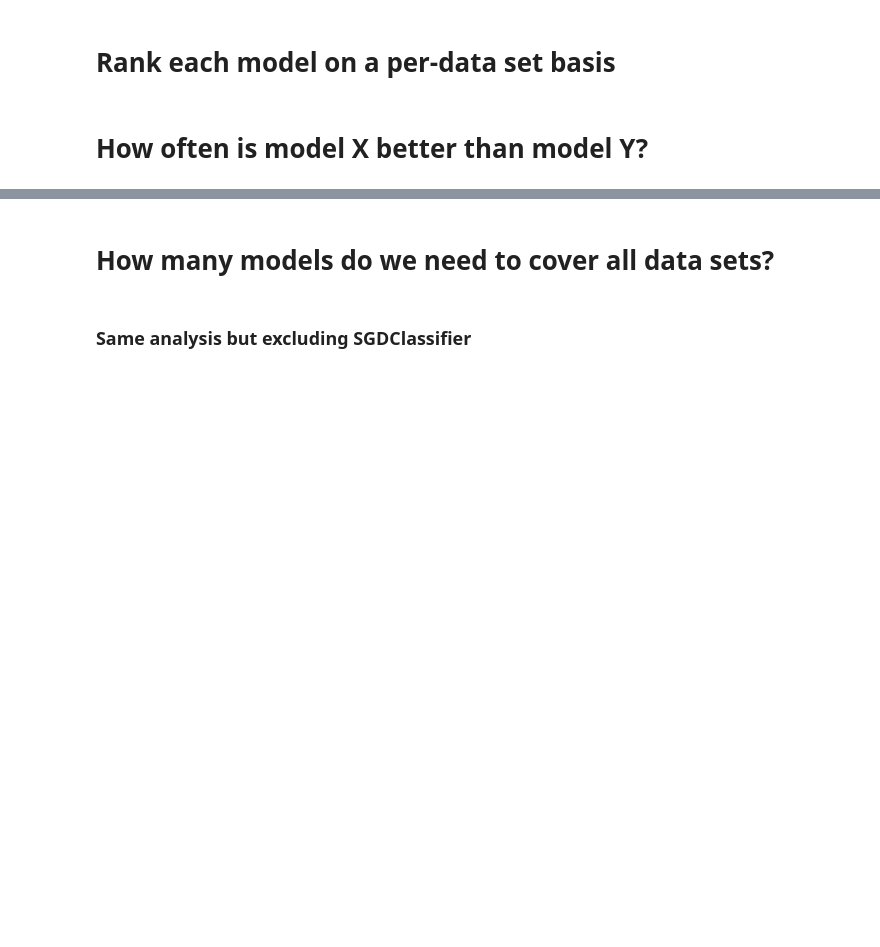
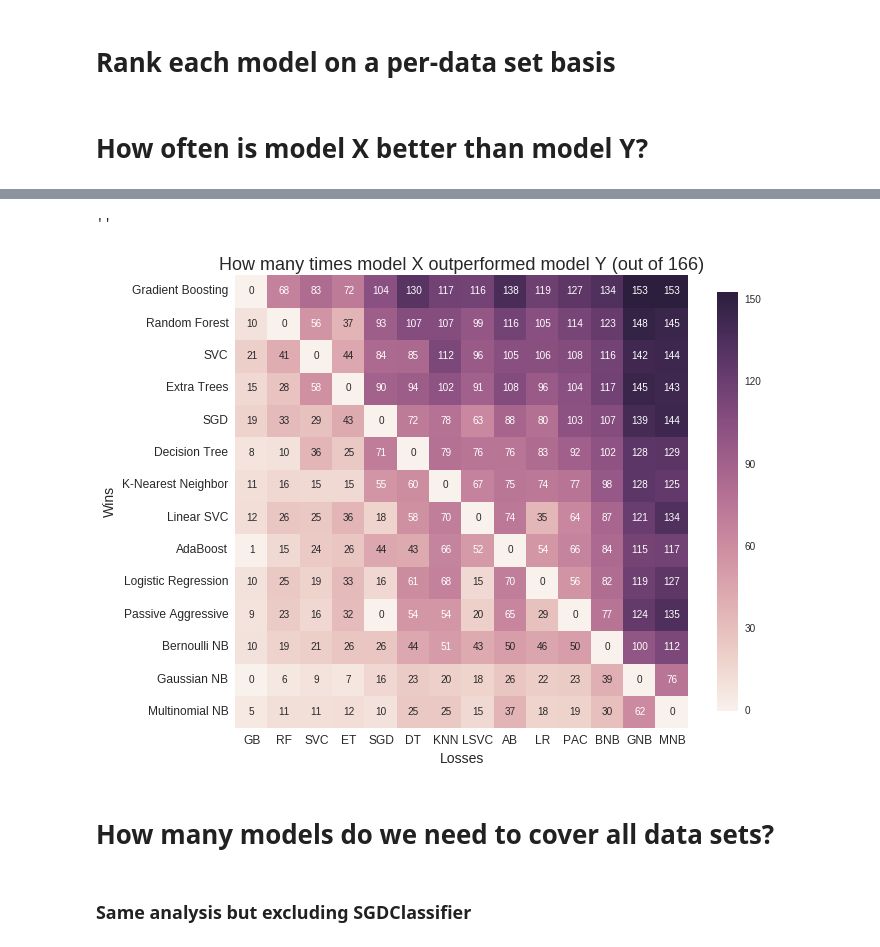
Before and after one commit to rhiever/sklearn-benchmarks, a Jupyter notebook: notebooks/analyze-sklearn-benchmark.ipynb, the cells around one changed output, grey strips where cells are left out. Drawn from its saved outputs; the diff is of its cells as text; code cells hidden in the pictures; blank space fills up the shorter version.

```diff
--- a/notebooks/analyze-sklearn-benchmark.ipynb
+++ b/notebooks/analyze-sklearn-benchmark.ipynb
@@ -3,7 +3,7 @@
 # %%
 import pandas as pd
 
-data = pd.read_csv('sklearn-benchmark4-data.tsv.gz', sep='\t', names=['dataset',
+data = pd.read_csv('sklearn-benchmark5-data-edited.tsv.gz', sep='\t', names=['dataset',
                                                                      'classifier',
                                                                      'parameters',
                                                                      'accuracy',
@@ -133,15 +148,15 @@ for model in sorted(model_average_ranks, key=model_average_ranks.get, reverse=Fa
 import pandas as pd
 import pdb
 
-data = pd.read_csv('sklearn-benchmark4-data.tsv.gz', sep='\t', names=['dataset',
+data = pd.read_csv('sklearn-benchmark5-data-edited.tsv.gz', sep='\t', names=['dataset',
                                                                      'classifier',
                                                                      'parameters',
                                                                      'accuracy',
                                                                      'macrof1',
                                                                      'bal_accuracy']).fillna('')
 
-data = data.groupby(['classifier', 'dataset', 'parameters'])['accuracy'].mean().reset_index()
-data['accuracy'] = data['accuracy'].apply(lambda x: round(x, 3))
+data = data.groupby(['dataset','classifier'])['bal_accuracy'].max().reset_index()
+data['bal_accuracy'] = data['bal_accuracy'].apply(lambda x: round(x, 3))
 print(data[:10])
 # pdb.set_trace()
 # %% [output]
@@ -167,14 +182,16 @@ from collections import defaultdict
 from tqdm import tqdm
 import numpy as np
 from itertools import combinations
+import pdb
 
 model_tourneys = defaultdict(int)
 all_models = sorted(data['classifier'].unique())
 
 for dataset, group_dataset in tqdm(data.groupby('dataset')):
 
-    group_dataset['accuracy'] /= group_dataset['accuracy'].max()
-    group_dataset = group_dataset.set_index('classifier')['accuracy'].to_dict()
+#     pdb.set_trace()
+    group_dataset.loc[:,'bal_accuracy']= group_dataset['bal_accuracy'].values / group_dataset['bal_accuracy'].max()
+    group_dataset = group_dataset.set_index('classifier')['bal_accuracy'].to_dict()
 
     for (model1, model2) in combinations(group_dataset.keys(), 2):
         if group_dataset[model1] >= group_dataset[model2] + 0.01:
@@ -237,35 +276,38 @@ model_nice_dict_y = {
     'LogisticRegression': 'Logistic Regression',
     'MultinomialNB': 'Multinomial NB',
     'PassiveAggressiveClassifier': 'Passive Aggressive',
     'SGDClassifier': 'SGD',
     'GaussianNB': 'Gaussian NB',
     'DecisionTreeClassifier': 'Decision Tree',
     'ExtraTreesClassifier': 'Extra Trees',
     'RandomForestClassifier': 'Random Forest',
     'GradientBoostingClassifier':'Gradient Boosting',
     'KNeighborsClassifier': 'K-Nearest Neighbor',
     'SVC': 'SVC'
 }
 
 model_nice = []
 model_nice_y = []
 for m in all_models:
     model_nice.append(model_nice_dict[m])
     model_nice_y.append(model_nice_dict_y[m])
 
 plt.figure(figsize=(10, 10))
-sb.heatmap(model_tourney_matrix, square=True, annot=True,# fmt='0.0f',
+sb.heatmap(model_tourney_matrix, square=True, annot=True, fmt='0.0f',
            xticklabels=model_nice, yticklabels=model_nice_y,cbar_kws = {'shrink': 0.6})
 plt.xticks(fontsize=12)
 plt.yticks(fontsize=12)
 plt.xlabel('Losses', fontsize=14)
 plt.ylabel('Wins', fontsize=14)
-plt.title('How many times model X outperformed model Y (out of 155)', fontsize=18)
+plt.title('How many times model X outperformed model Y (out of 166)', fontsize=18)
 h = plt.gcf()
 plt.tight_layout()
 h.savefig('figs/model_outperformance.pdf')
 #plt.savefig('figures/sklearn-model-x-outperform-model-y.pdf', bbox_inches='tight')
 ;
+# %% [output]
+''
+[figure, added]
 # %% [markdown]
 # How many models do we need to cover all data sets?
 # %%
```
Also changed, not shown: parts of 25 cells of this notebook, 2 other files.
